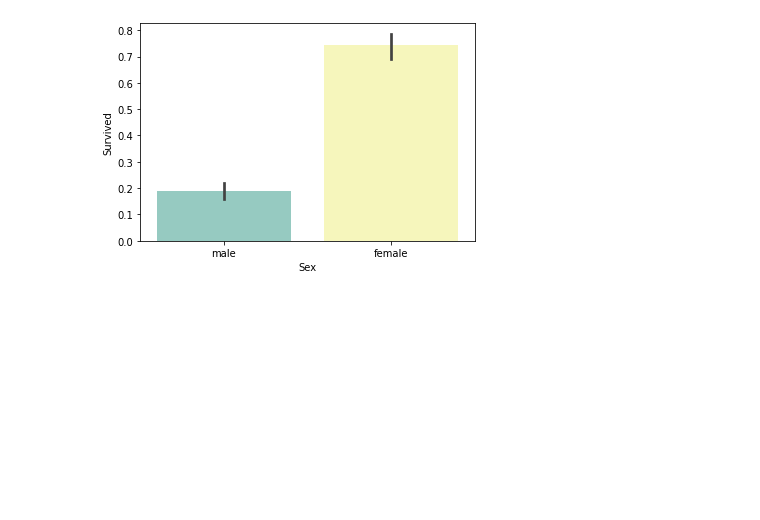
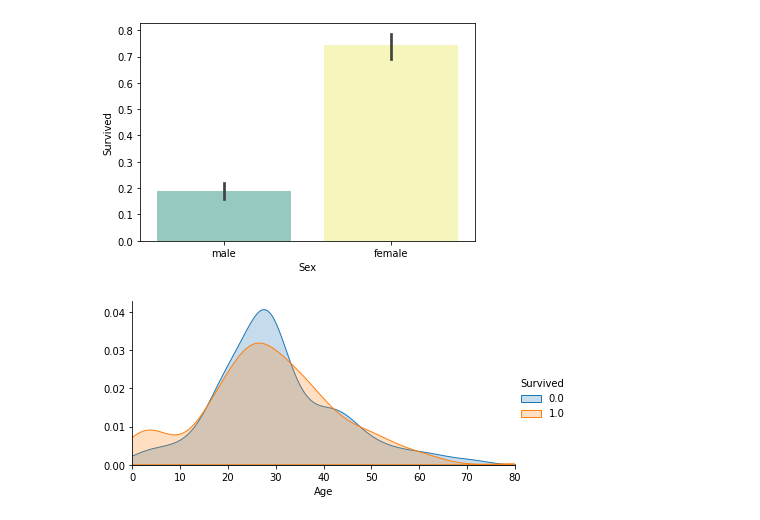
Before and after one commit to quantumshiro/Titanic-Machine_Learning_from_Disaster, a Jupyter notebook: main.ipynb, the cells around one changed output. Drawn from its saved outputs; the diff is of its cells as text; code cells hidden in the pictures; blank space fills up the shorter version.

```diff
--- a/main.ipynb
+++ b/main.ipynb
@@ -48,0 +40,34 @@ age_df = pd.get_dummies(age_df)
+# %%
+# Age estimated by Random Forest from Pclass, Sex, Parch, SibSp
+from sklearn.ensemble import RandomForestRegressor
+
+# Specify the items to be used for estimation
+age_df = df[['Age', 'Pclass','Sex','Parch','SibSp']]
+
+# One-hot encoding of label features
+age_df = pd.get_dummies(age_df)
+
+# Separate training data from test data and convert to numpy
+known_age = age_df[age_df.Age.notnull()].values
+unknown_age = age_df[age_df.Age.isnull()].values
+
+# Separate the training data into x, y
+x = known_age[:, 1:]
+y = known_age[:, 0]
+
+# Build an estimation model with Random Forest
+rfr = RandomForestRegressor(random_state=0, n_estimators=100, n_jobs=-1)
+rfr.fit(x, y)
+
+# Use the estimation model to predict and complement the Age of the test data
+predictedAges = rfr.predict(unknown_age[:, 1::])
+df.loc[(df.Age.isnull()), 'Age'] = predictedAges
+
+# Age-specific survival and death curves
+facet = sns.FacetGrid(df[0:890], hue="Survived", aspect=2)
+facet.map(sns.kdeplot, 'Age', shade=True)
+facet.set(xlim=(0, df.loc[0:890,'Age'].max()))
+facet.add_legend()
+plt.show()
+# %% [output]
+[figure, added]
```
Also changed, not shown: parts of 2 cells of this notebook, 1 other file.
